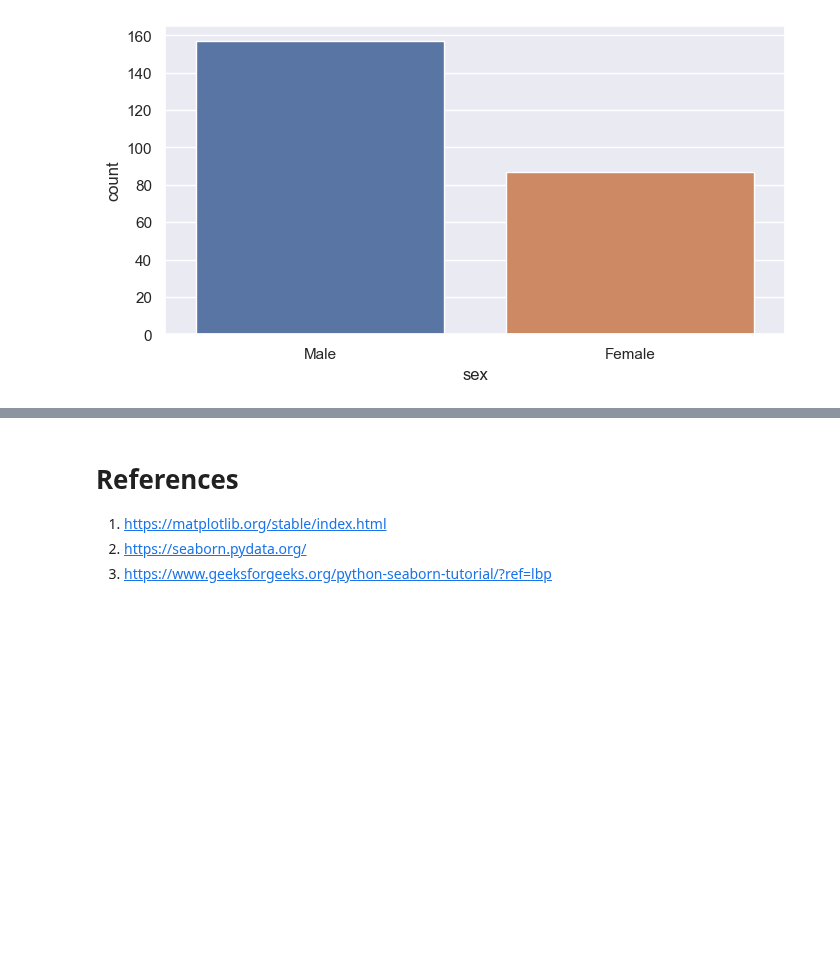
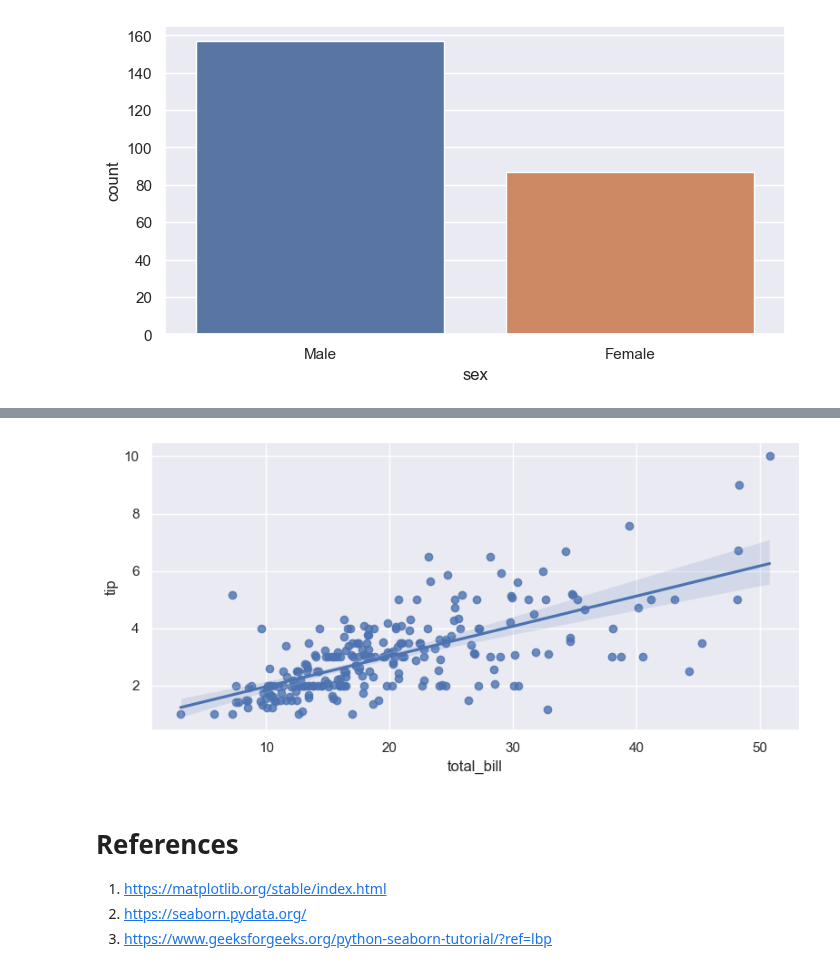
Before and after one commit to arunp77/Python-programming, a Jupyter notebook: Python-fundamental/Matplotlib.ipynb, the cells around one changed output, grey strips where cells are left out. Drawn from its saved outputs; the diff is of its cells as text; code cells hidden in the pictures; blank space fills up the shorter version.

```diff
--- a/Python-fundamental/Matplotlib.ipynb
+++ b/Python-fundamental/Matplotlib.ipynb
@@ -1377,3 +1380,10 @@ plt.show()
+# %%
+tips = sns.load_dataset('tips')
+
+sns.lmplot(x ='total_bill', y ='tip', data = tips, height=4, aspect=2)
+plt.show()
+# %% [output]
+[figure, added]
 # %% [markdown]
 # References
 
```
Also changed, not shown: parts of 6 cells of this notebook.
